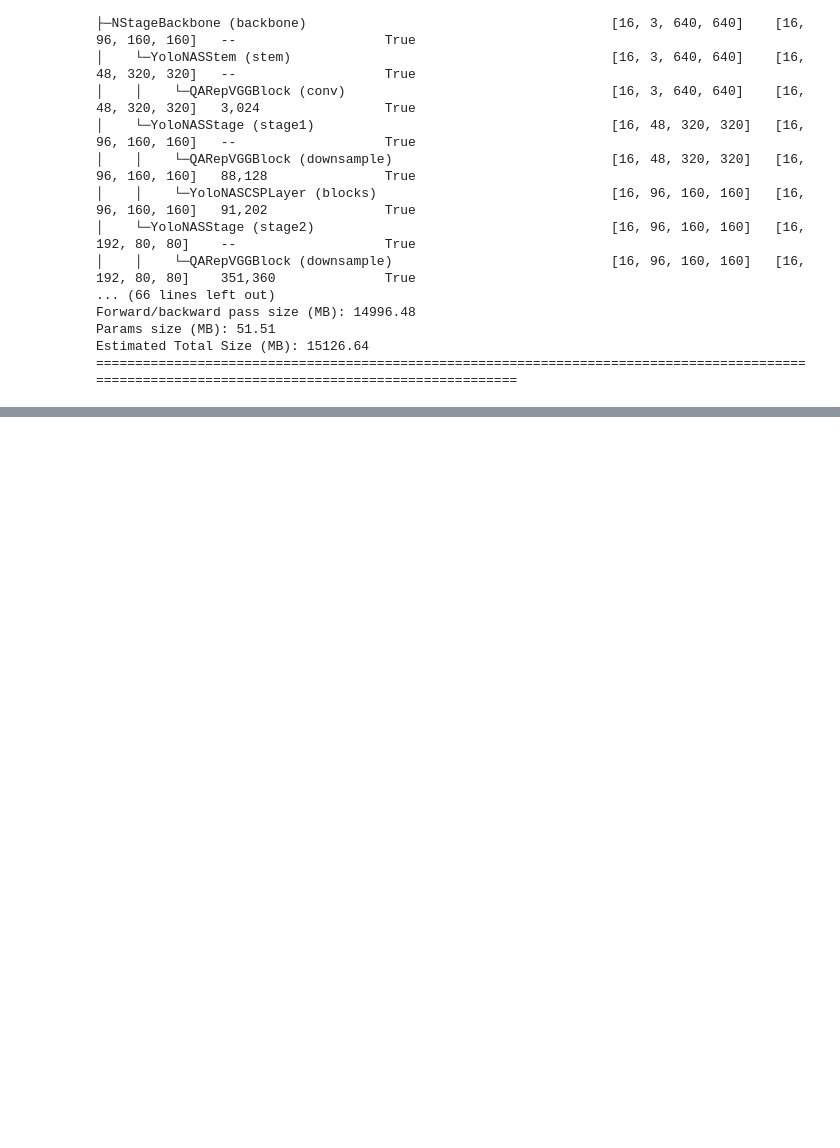
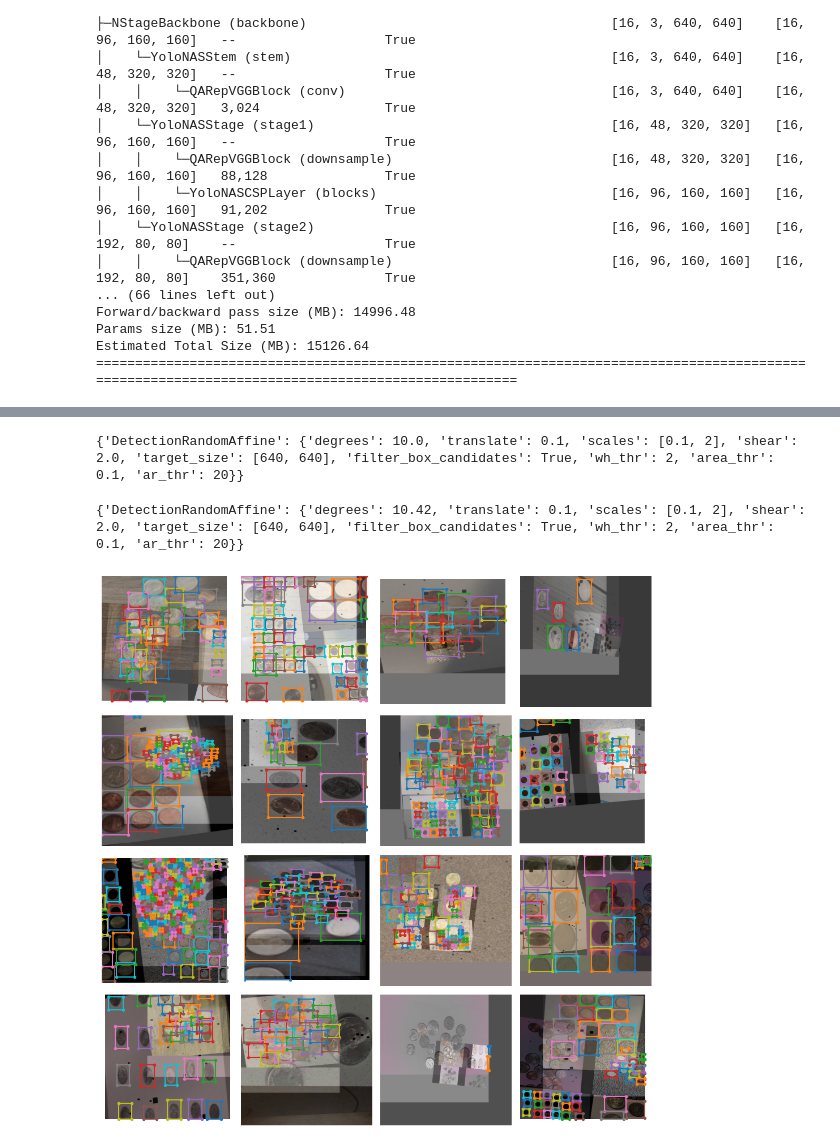
Before and after one commit to jalalsowat/tutorial_YOLO-NAS, a Jupyter notebook: YOLO_NAS.ipynb, the cells around one changed output, grey strips where cells are left out. Drawn from its saved outputs; the diff is of its cells as text; code cells hidden in the pictures; blank space fills up the shorter version.

```diff
--- a/YOLO_NAS.ipynb
+++ b/YOLO_NAS.ipynb
@@ -90,0 +111,11 @@ yolo_nas_s.predict(url,conf=0.25).show()
+# %%
+dataset_params = {
+    'data_dir':'/content/U.S.-Coins-Dataset---A.Tatham-5',
+    'train_images_dir':'train/images',
+    'train_labels_dir':'train/labels',
+    'val_images_dir':'valid/images',
+    'val_labels_dir':'valid/labels',
+    'test_images_dir':'test/images',
+    'test_labels_dir':'test/labels',
+    'classes': ['Dime', 'Nickel', 'Penny', 'Quarter']
+}
@@ -90,0 +175,14 @@ yolo_nas_s.predict(url,conf=0.25).show()
+# %%
+train_data.dataset.dataset_params['transforms'][1]
+# %% [output]
+{'DetectionRandomAffine': {'degrees': 10.0, 'translate': 0.1, 'scales': [0.1, 2], 'shear': 2.0, 'target_size': [640, 640], 'filter_box_candidates': True, 'wh_thr': 2, 'area_thr': 0.1, 'ar_thr': 20}}
+# %%
+train_data.dataset.dataset_params['transforms'][1]['DetectionRandomAffine']['degrees']= 10.42
+# %%
+train_data.dataset.dataset_params['transforms'][1]
+# %% [output]
+{'DetectionRandomAffine': {'degrees': 10.42, 'translate': 0.1, 'scales': [0.1, 2], 'shear': 2.0, 'target_size': [640, 640], 'filter_box_candidates': True, 'wh_thr': 2, 'area_thr': 0.1, 'ar_thr': 20}}
+# %%
+train_data.dataset.plot()
+# %% [output]
+[figure, added]
```
Also changed, not shown: parts of 19 cells of this notebook.
